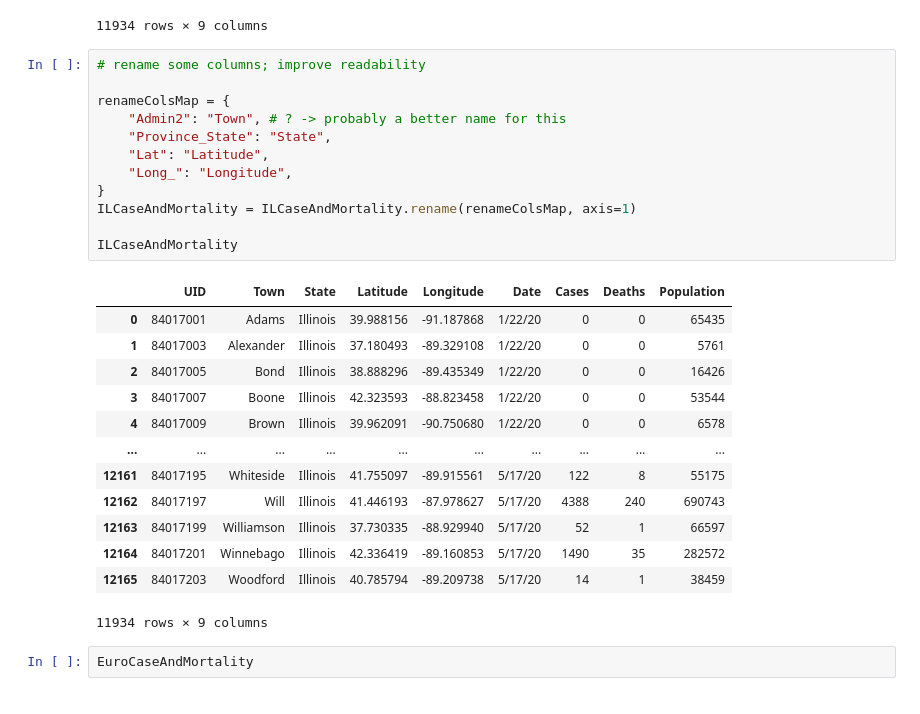
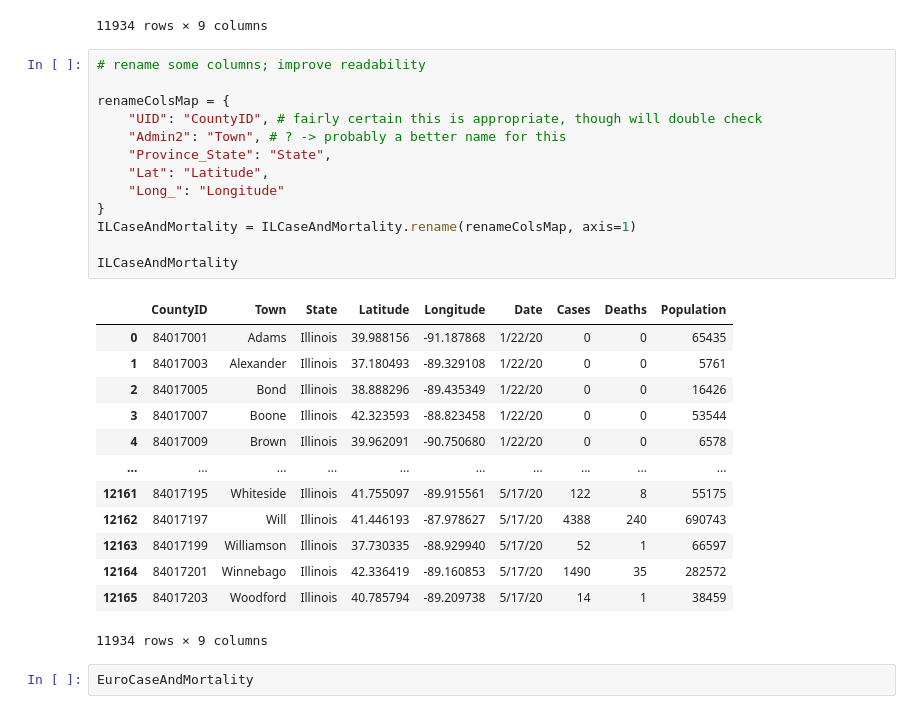
Before and after one commit to uc-cdis/covid19model, a Jupyter notebook: Python/notebooks/scratchSpace.ipynb, the cells around one changed output. Cells and saved outputs as stored; diff of their text form.

```diff
--- a/Python/notebooks/scratchSpace.ipynb
+++ b/Python/notebooks/scratchSpace.ipynb
@@ -364,17 +364,18 @@ ILCaseAndMortality
 # %%
 # rename some columns; improve readability
 
 renameColsMap = {
+    "UID": "CountyID", # fairly certain this is appropriate, though will double check
     "Admin2": "Town", # ? -> probably a better name for this
     "Province_State": "State",
     "Lat": "Latitude",
-    "Long_": "Longitude",
+    "Long_": "Longitude"
 }
 ILCaseAndMortality = ILCaseAndMortality.rename(renameColsMap, axis=1)
 
 ILCaseAndMortality
 # %% [output]
-|  | UID | Town | State | Latitude | Longitude | Date | Cases | Deaths | Population |
+|  | CountyID | Town | State | Latitude | Longitude | Date | Cases | Deaths | Population |
 | 0 | 84017001 | Adams | Illinois | 39.988156 | -91.187868 | 1/22/20 | 0 | 0 | 65435 |
 | 1 | 84017003 | Alexander | Illinois | 37.180493 | -89.329108 | 1/22/20 | 0 | 0 | 5761 |
 | 2 | 84017005 | Bond | Illinois | 38.888296 | -89.435349 | 1/22/20 | 0 | 0 | 16426 |
```
Also changed, not shown: parts of 2 cells of this notebook, 1 other file.
